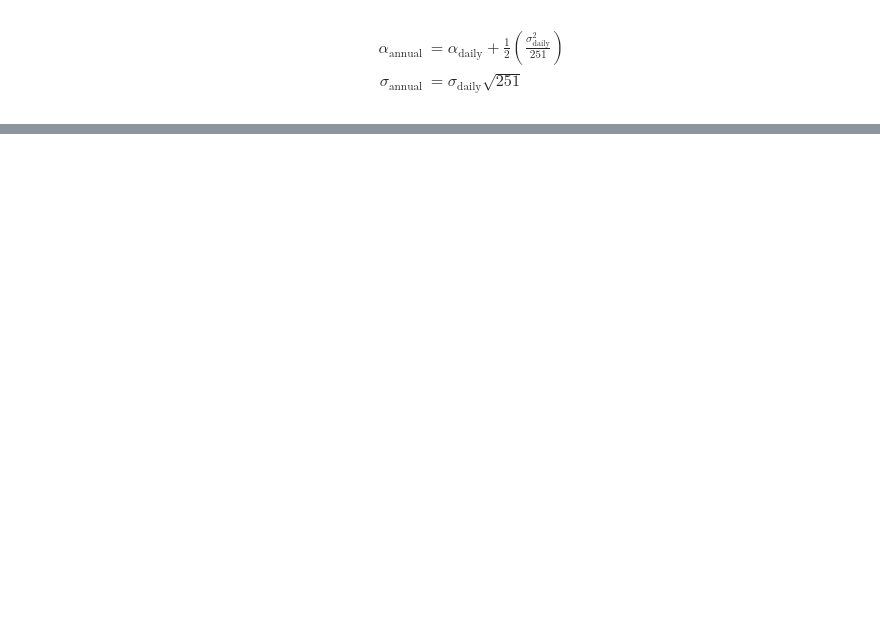
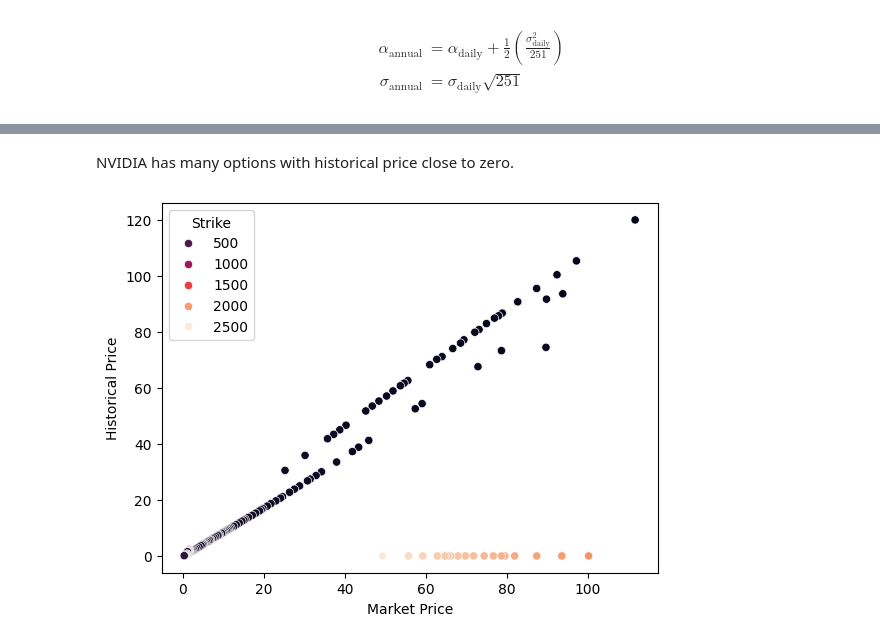
Before and after one commit to kasvinatirumal/wdrp_wi25, a Jupyter notebook: Analysis_of_Call_Option_Pricing,_Drift_and_Volatility_Estimation.ipynb, the cells around one changed output, grey strips where cells are left out. Cells and saved outputs as stored; diff of their text form; code cells hidden in the pictures; blank space fills up the shorter version.

```diff
--- a/Analysis_of_Call_Option_Pricing,_Drift_and_Volatility_Estimation.ipynb
+++ b/Analysis_of_Call_Option_Pricing,_Drift_and_Volatility_Estimation.ipynb
@@ -334,0 +340,17 @@ Historic Volatility: 0.2003846845397473
+# %%
+hist_vol = {}
+
+def calc_historic_vol(stock):
+  info = yf.download(stock, start="2024-01-01", end="2024-12-31", progress=False)
+  price = info['Close'].reset_index()
+  price.columns = ['Date', 'Close']
+  price['log_returns'] = np.log(price['Close']) - np.log(price['Close'].shift(1))
+
+  drift_daily = price["log_returns"].mean()
+  vol_daily = price["log_returns"].std()
+  annual_drift = drift_daily + (0.5 * vol_daily**2) / 251
+  annual_vol = vol_daily * np.sqrt(251)
+  return annual_vol
+
+for stock in stocks:
+  hist_vol[stock] = calc_historic_vol(stock)
@@ -334,0 +388,6 @@ Historic Volatility: 0.2003846845397473
+# %% [markdown]
+NVIDIA has many options with historical price close to zero.
+# %%
+sns.scatterplot(data=calls_df[calls_df["Stock_Abbv"] == "NVDA"], x="Market Price", y="Historical Price", hue="Strike", palette="rocket");
+# %% [output]
+[figure, added]
```
Also changed, not shown: parts of 18 cells of this notebook.
